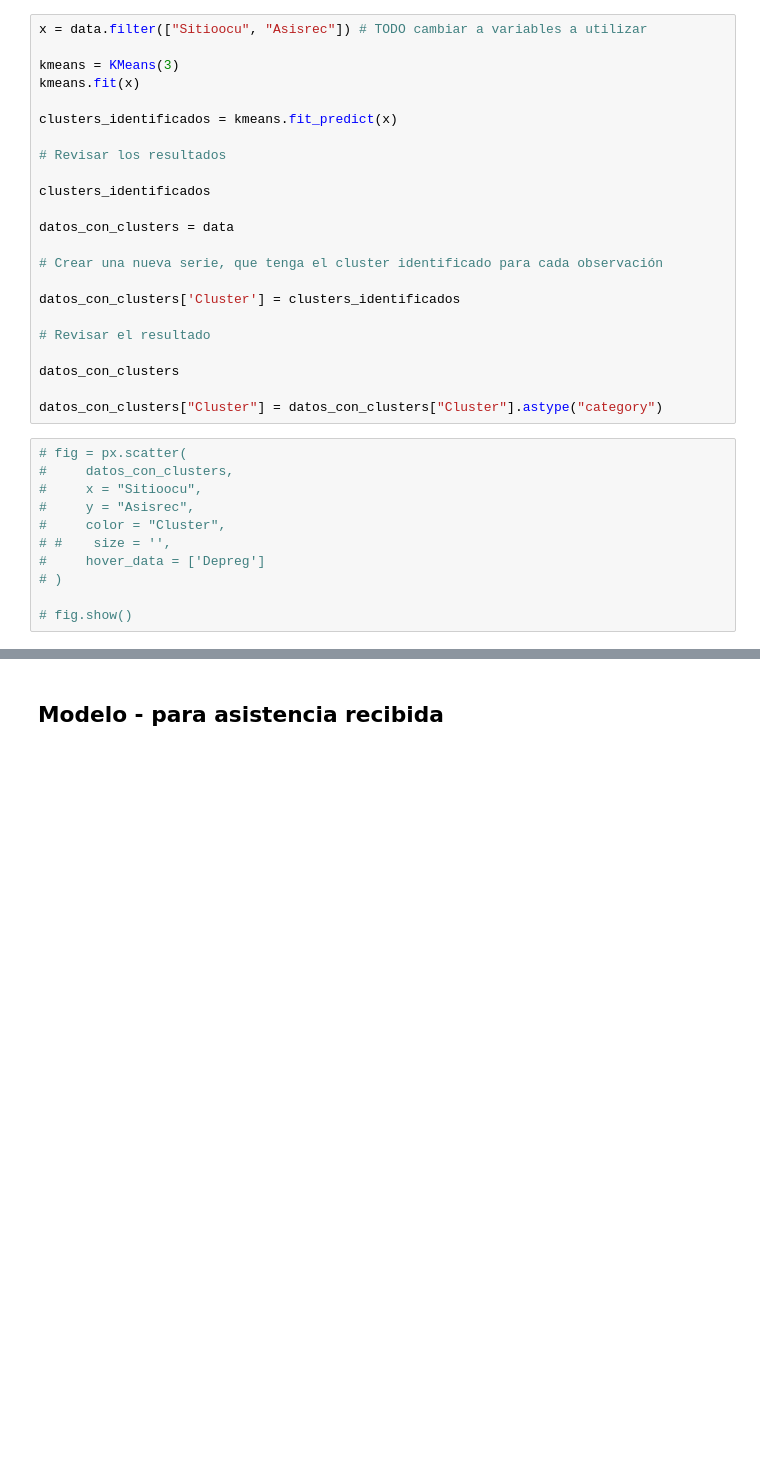
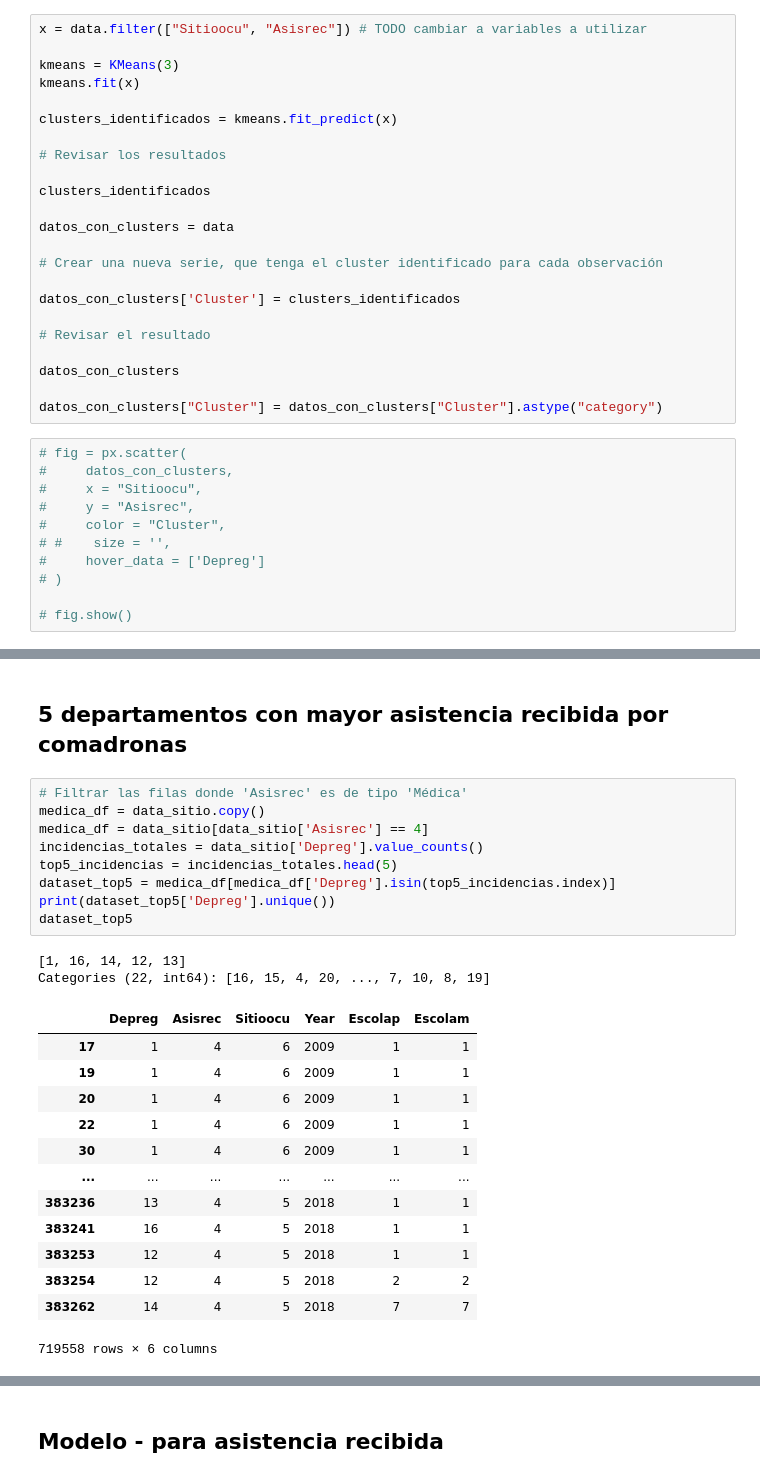
Before and after one commit to Diego-CB/Proyecto1-Mineria, a Jupyter notebook: newdata/dataset.ipynb, the cells around one changed output, grey strips where cells are left out. Cells and saved outputs as stored; diff of their text form; blank space fills up the shorter version.

```diff
--- a/newdata/dataset.ipynb
+++ b/newdata/dataset.ipynb
@@ -542,0 +568,27 @@ datos_con_clusters["Cluster"] = datos_con_clusters["Cluster"].astype("category")
+# %% [markdown]
+## 5 departamentos con mayor asistencia recibida por comadronas
+# %%
+# Filtrar las filas donde 'Asisrec' es de tipo 'Médica'
+medica_df = data_sitio.copy()
+medica_df = data_sitio[data_sitio['Asisrec'] == 4]
+incidencias_totales = data_sitio['Depreg'].value_counts()
+top5_incidencias = incidencias_totales.head(5)
+dataset_top5 = medica_df[medica_df['Depreg'].isin(top5_incidencias.index)]
+print(dataset_top5['Depreg'].unique())
+dataset_top5
+# %% [output]
+[1, 16, 14, 12, 13]
+Categories (22, int64): [16, 15, 4, 20, ..., 7, 10, 8, 19]
+|  | Depreg | Asisrec | Sitioocu | Year | Escolap | Escolam |
+| 17 | 1 | 4 | 6 | 2009 | 1 | 1 |
+| 19 | 1 | 4 | 6 | 2009 | 1 | 1 |
+| 20 | 1 | 4 | 6 | 2009 | 1 | 1 |
+| 22 | 1 | 4 | 6 | 2009 | 1 | 1 |
+| 30 | 1 | 4 | 6 | 2009 | 1 | 1 |
+| ... | ... | ... | ... | ... | ... | ... |
+| 383236 | 13 | 4 | 5 | 2018 | 1 | 1 |
+| 383241 | 16 | 4 | 5 | 2018 | 1 | 1 |
+| 383253 | 12 | 4 | 5 | 2018 | 1 | 1 |
+| 383254 | 12 | 4 | 5 | 2018 | 2 | 2 |
+| 383262 | 14 | 4 | 5 | 2018 | 7 | 7 |
+719558 rows × 6 columns
```
Also changed, not shown: parts of 5 cells of this notebook.
